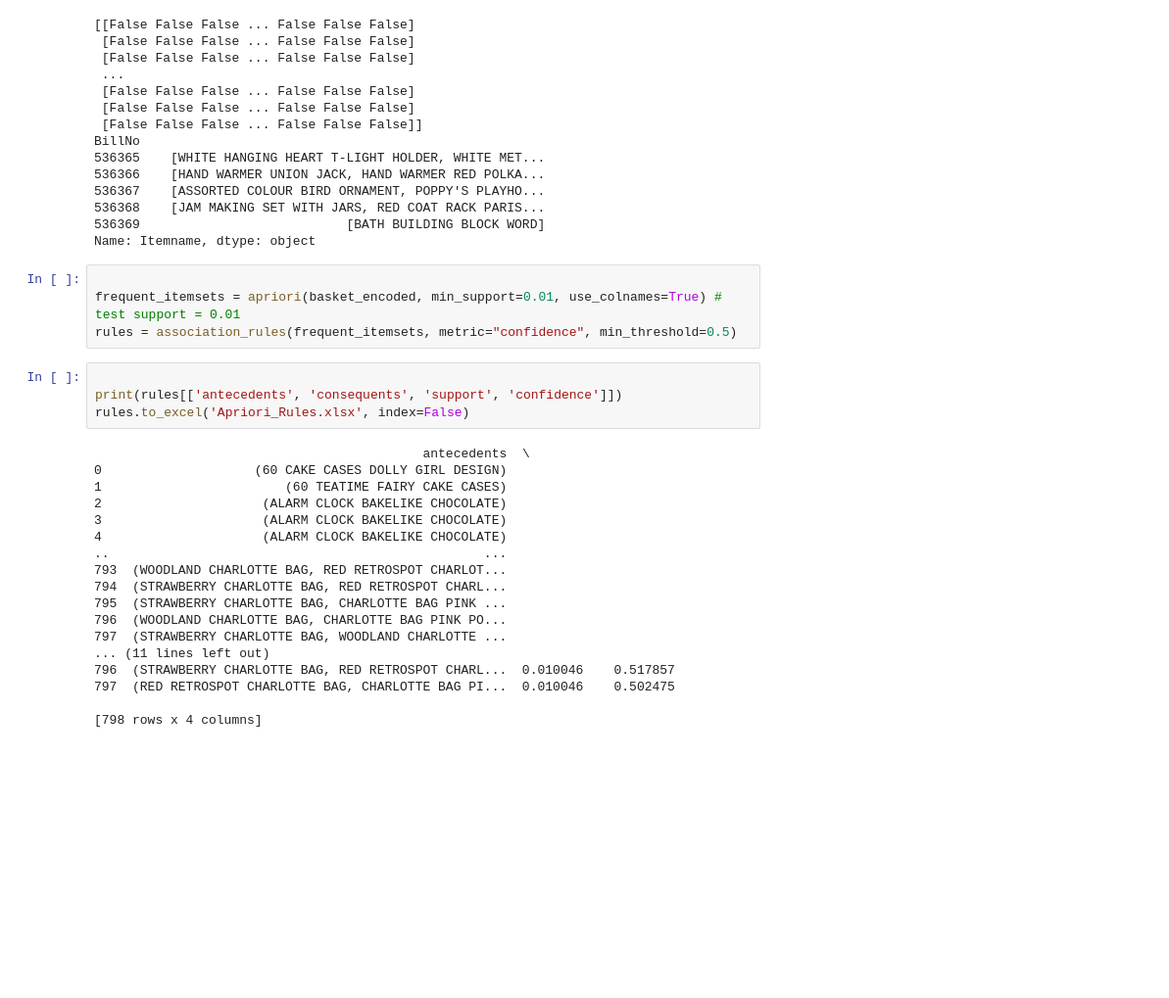
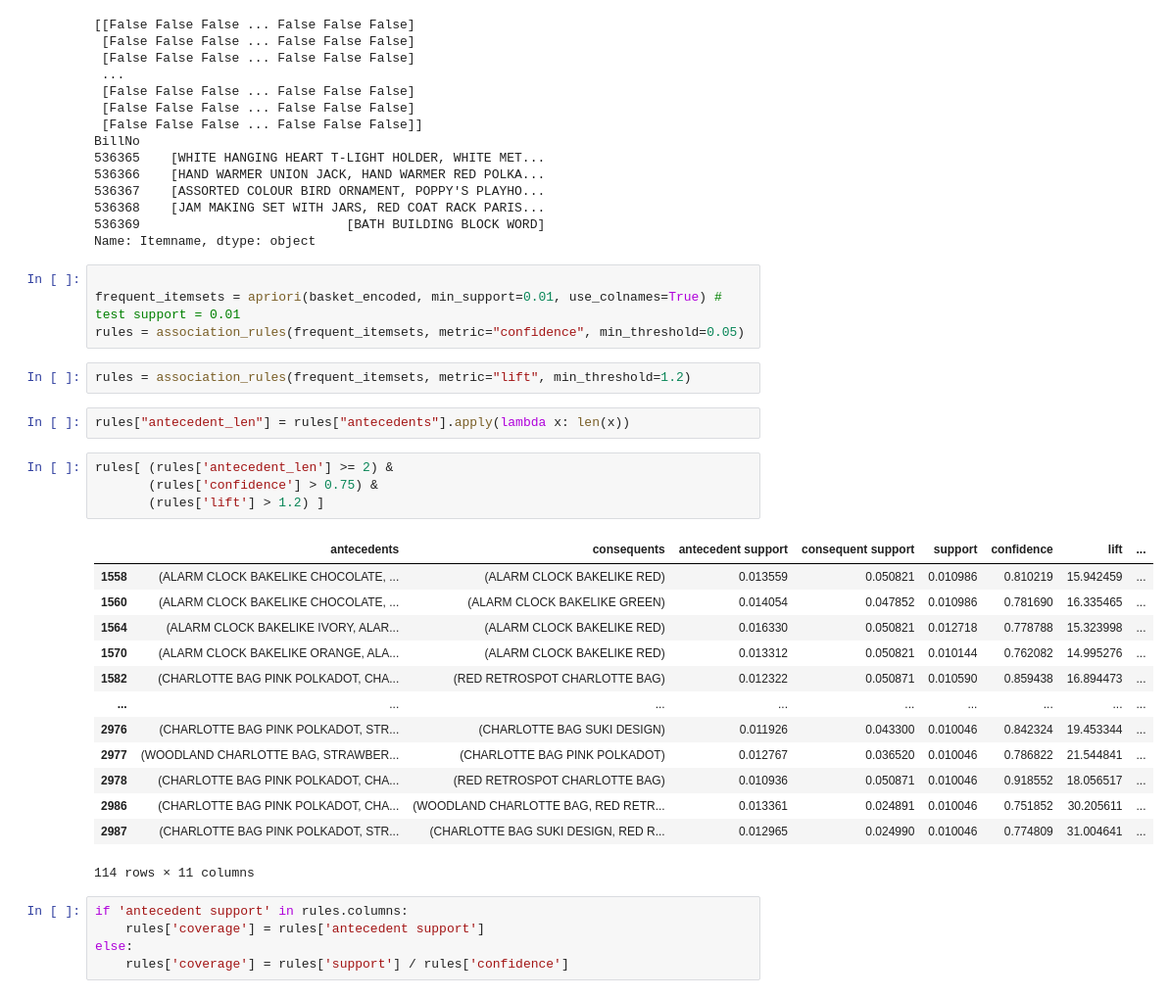
Before and after one commit to Mohammed87FS/Apriori_VS_Word2Vec, a Jupyter notebook: Apriori.ipynb, the cells around one changed output. Shown at 98% size. Saved outputs shown, nothing was run; the diff lists cells and outputs as text; blank space fills up the shorter version.

```diff
--- a/Apriori.ipynb
+++ b/Apriori.ipynb
@@ -70,26 +72,31 @@ Name: Itemname, dtype: object
 # %%
 
 frequent_itemsets = apriori(basket_encoded, min_support=0.01, use_colnames=True) # test support = 0.01
-rules = association_rules(frequent_itemsets, metric="confidence", min_threshold=0.5)
+rules = association_rules(frequent_itemsets, metric="confidence", min_threshold=0.05)
-# %%
-
-print(rules[['antecedents', 'consequents', 'support', 'confidence']])
-rules.to_excel('Apriori_Rules.xlsx', index=False)
-# %% [output]
-                                           antecedents  \
-0                    (60 CAKE CASES DOLLY GIRL DESIGN)
-1                        (60 TEATIME FAIRY CAKE CASES)
-2                     (ALARM CLOCK BAKELIKE CHOCOLATE)
-3                     (ALARM CLOCK BAKELIKE CHOCOLATE)
-4                     (ALARM CLOCK BAKELIKE CHOCOLATE)
-..                                                 ...
-793  (WOODLAND CHARLOTTE BAG, RED RETROSPOT CHARLOT...
-794  (STRAWBERRY CHARLOTTE BAG, RED RETROSPOT CHARL...
-795  (STRAWBERRY CHARLOTTE BAG, CHARLOTTE BAG PINK ...
-796  (WOODLAND CHARLOTTE BAG, CHARLOTTE BAG PINK PO...
-797  (STRAWBERRY CHARLOTTE BAG, WOODLAND CHARLOTTE ...
-... (11 lines left out)
-796  (STRAWBERRY CHARLOTTE BAG, RED RETROSPOT CHARL...  0.010046    0.517857
-797  (RED RETROSPOT CHARLOTTE BAG, CHARLOTTE BAG PI...  0.010046    0.502475
-
-[798 rows x 4 columns]
+# %%
+rules = association_rules(frequent_itemsets, metric="lift", min_threshold=1.2)
+# %%
+rules["antecedent_len"] = rules["antecedents"].apply(lambda x: len(x))
+# %%
+rules[ (rules['antecedent_len'] >= 2) &
+       (rules['confidence'] > 0.75) &
+       (rules['lift'] > 1.2) ]
+# %% [output]
+|  | antecedents | consequents | antecedent support | consequent support | support | confidence | lift | ... |
+| 1558 | (ALARM CLOCK BAKELIKE CHOCOLATE, ... | (ALARM CLOCK BAKELIKE RED) | 0.013559 | 0.050821 | 0.010986 | 0.810219 | 15.942459 | ... |
+| 1560 | (ALARM CLOCK BAKELIKE CHOCOLATE, ... | (ALARM CLOCK BAKELIKE GREEN) | 0.014054 | 0.047852 | 0.010986 | 0.781690 | 16.335465 | ... |
+| 1564 | (ALARM CLOCK BAKELIKE IVORY, ALAR... | (ALARM CLOCK BAKELIKE RED) | 0.016330 | 0.050821 | 0.012718 | 0.778788 | 15.323998 | ... |
+| 1570 | (ALARM CLOCK BAKELIKE ORANGE, ALA... | (ALARM CLOCK BAKELIKE RED) | 0.013312 | 0.050821 | 0.010144 | 0.762082 | 14.995276 | ... |
+| 1582 | (CHARLOTTE BAG PINK POLKADOT, CHA... | (RED RETROSPOT CHARLOTTE BAG) | 0.012322 | 0.050871 | 0.010590 | 0.859438 | 16.894473 | ... |
+| ... | ... | ... | ... | ... | ... | ... | ... | ... |
+| 2976 | (CHARLOTTE BAG PINK POLKADOT, STR... | (CHARLOTTE BAG SUKI DESIGN) | 0.011926 | 0.043300 | 0.010046 | 0.842324 | 19.453344 | ... |
+| 2977 | (WOODLAND CHARLOTTE BAG, STRAWBER... | (CHARLOTTE BAG PINK POLKADOT) | 0.012767 | 0.036520 | 0.010046 | 0.786822 | 21.544841 | ... |
+| 2978 | (CHARLOTTE BAG PINK POLKADOT, CHA... | (RED RETROSPOT CHARLOTTE BAG) | 0.010936 | 0.050871 | 0.010046 | 0.918552 | 18.056517 | ... |
+| 2986 | (CHARLOTTE BAG PINK POLKADOT, CHA... | (WOODLAND CHARLOTTE BAG, RED RETR... | 0.013361 | 0.024891 | 0.010046 | 0.751852 | 30.205611 | ... |
+| 2987 | (CHARLOTTE BAG PINK POLKADOT, STR... | (CHARLOTTE BAG SUKI DESIGN, RED R... | 0.012965 | 0.024990 | 0.010046 | 0.774809 | 31.004641 | ... |
+114 rows × 11 columns
+# %%
+if 'antecedent support' in rules.columns:
+    rules['coverage'] = rules['antecedent support']
+else:
+    rules['coverage'] = rules['support'] / rules['confidence']
```
Also changed, not shown: parts of 7 cells of this notebook, 1 other file.
